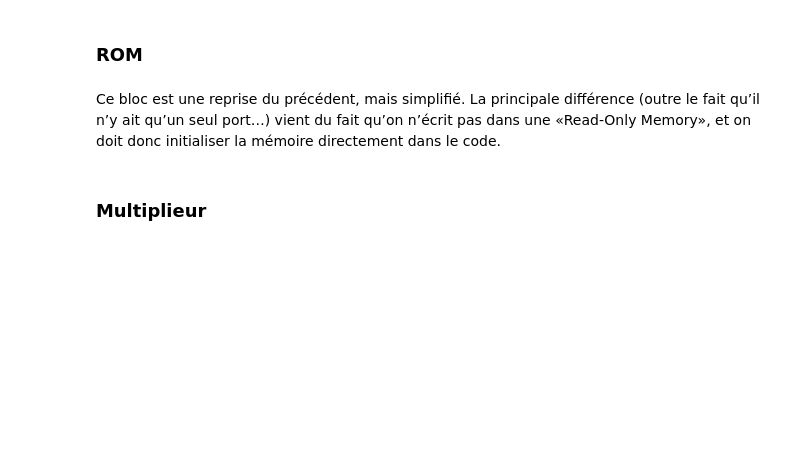
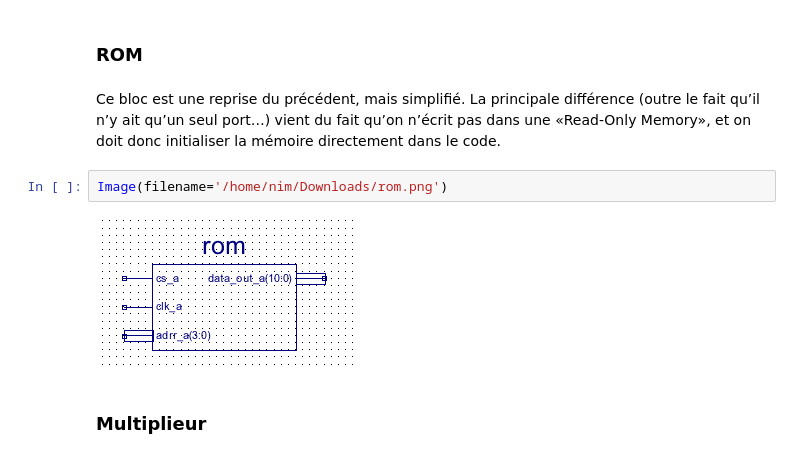
Before and after one commit to nim65s/N7, a Jupyter notebook: cours/Synthèse Numérique.ipynb, the cells around one changed output. Drawn from its saved outputs; the diff is of its cells as text; blank space fills up the shorter version.

```diff
--- a/cours/Synthèse Numérique.ipynb
+++ b/cours/Synthèse Numérique.ipynb
@@ -28,6 +32,10 @@ La mémoire y est modélisée en VHDL par un tableau de 32 vecteurs de 12 bits.
 ### ROM
 # %% [markdown]
 Ce bloc est une reprise du précédent, mais simplifié. La principale différence (outre le fait qu’il n’y ait qu’un seul port…) vient du fait qu’on n’écrit pas dans une «Read-Only Memory», et on doit donc initialiser la mémoire directement dans le code.
+# %%
+Image(filename='/home/nim/Downloads/rom.png')
+# %% [output]
+[figure, added]
 # %% [markdown]
 ### Multiplieur
 # %% [markdown]
```
Also changed, not shown: parts of 4 cells of this notebook.
